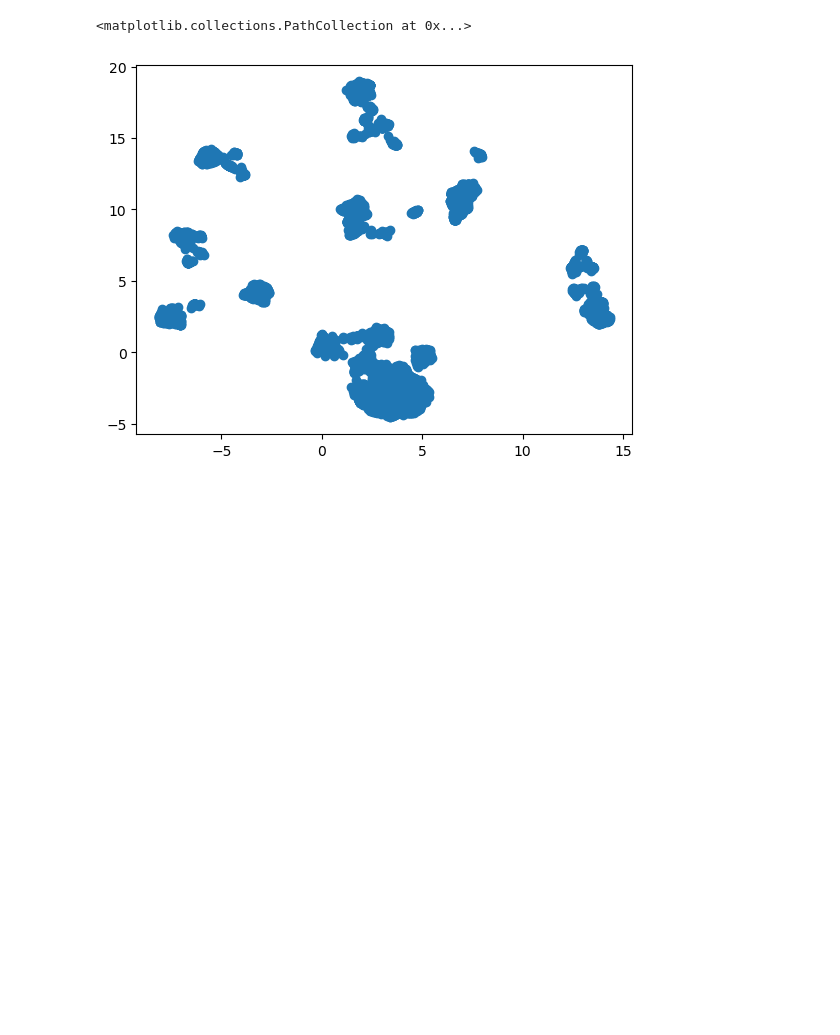
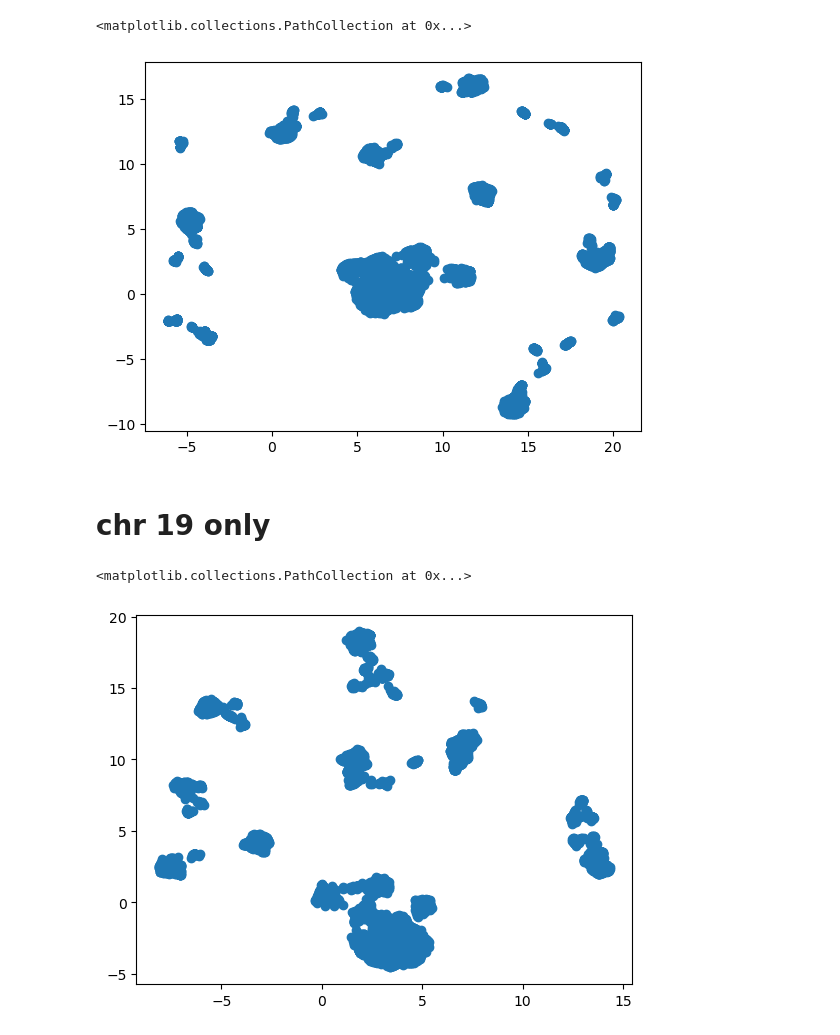
Before and after one commit to suhartobanerjee/robots_in_disguise, a Jupyter notebook: notebooks/explore_dims.ipynb, the cells around one changed output. Saved outputs shown, nothing was run; the diff lists cells and outputs as text; code cells hidden in the pictures; blank space fills up the shorter version.

```diff
--- a/notebooks/explore_dims.ipynb
+++ b/notebooks/explore_dims.ipynb
@@ -5,2 +6,4 @@ import matplotlib.pyplot as plt
 # %%
-embed_dim = np.load("../proc/chr19_embed_dims.npy")
+f = gzip.GzipFile("../proc/chr19_embed_dims.npy.gz", "r")
+embed_dim = np.load(f)
+embed_dim.shape
@@ -44,3 +48,10 @@ array([[ 3.5011594, -2.6128747],
+# %%
+plt.scatter(umap_embed[:, 0], umap_embed[:, 1])
+# %% [output]
+<matplotlib.collections.PathCollection at 0x...>
+[figure, added]
+# %% [markdown]
+# chr 19 only
 # %%
 plt.scatter(umap_embed[:, 0], umap_embed[:, 1])
 # %% [output]
```
Also changed, not shown: parts of 7 cells of this notebook, 3 other files.
